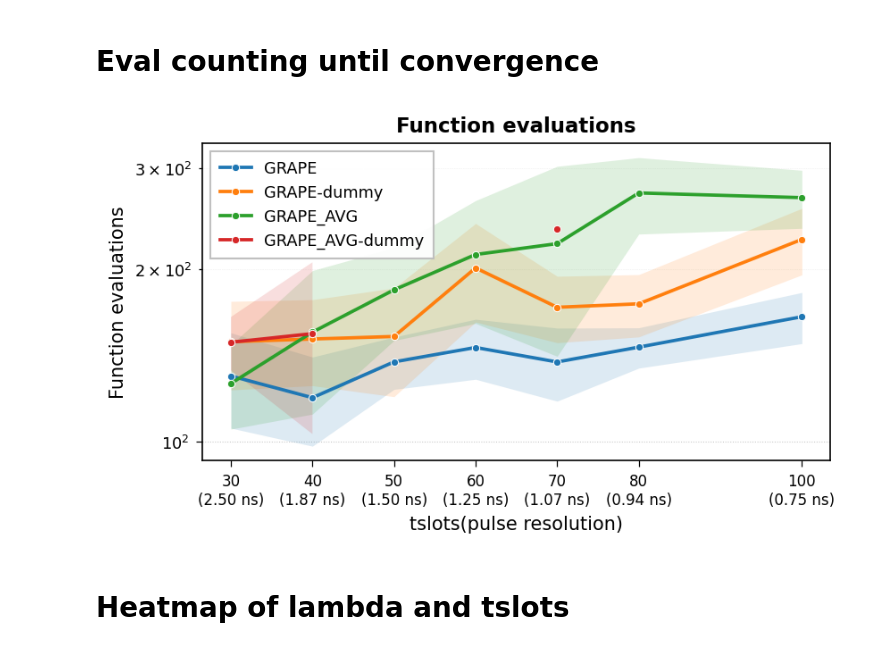
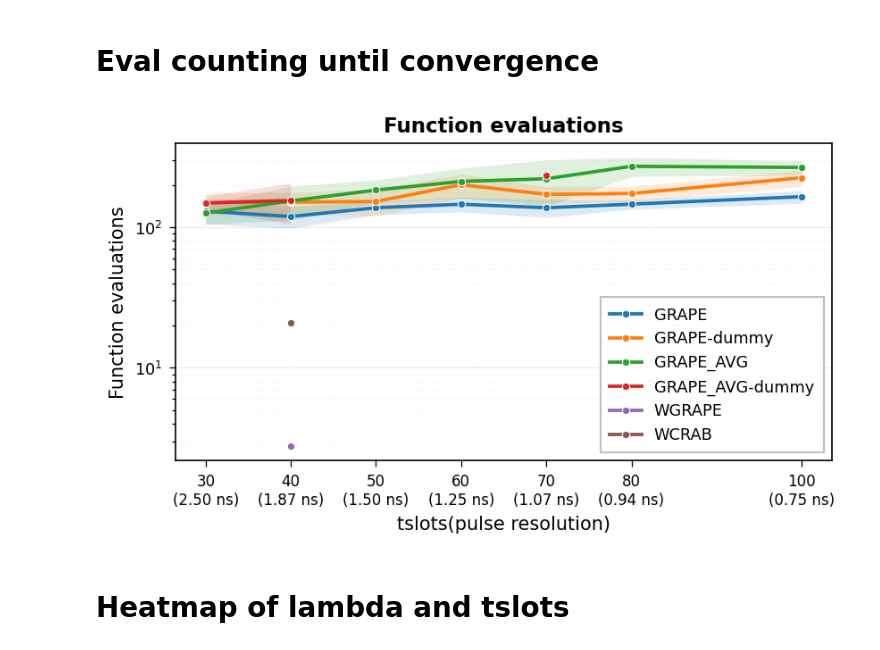
Before and after one commit to cicacica/VeriPulse, a Jupyter notebook: notebooks/data_processing.ipynb, the cells around one changed output. Saved outputs shown, nothing was run; the diff lists cells and outputs as text; code cells hidden in the pictures.

```diff
--- a/notebooks/data_processing.ipynb
+++ b/notebooks/data_processing.ipynb
@@ -246,16 +246,17 @@ def plot_summary_property(
 # %%
 slots = [30, 40, 50, 60, 70, 80, 100]
 summaries = dict()
 #summaries['CRAB'] = summary_byslot('CRAB', slots, data_dir_dummyless)
 #summaries['CRAB-dummy'] = summary_byslot('CRAB', slots, data_dir_dummyyes)
 summaries['GRAPE'] = summary_byslot("GRAPE", slots, data_dir_dummyless)
 summaries['GRAPE-dummy'] = summary_byslot("GRAPE", slots, data_dir_dummyyes)
 summaries['GRAPE_AVG'] = summary_byslot('GRAPE_AVG', slots, data_dir_dummyless)
 summaries['GRAPE_AVG-dummy'] = summary_byslot('GRAPE_AVG', slots, data_dir_dummyyes)
-#summaries['WGRAPE'] = summary_byslot('WGRAPE', slots, data_dir_dummyless)
+summaries['WGRAPE'] = summary_byslot('WGRAPE', slots, data_dir_dummyless)
+summaries['WCRAB'] =  summary_byslot('WCRAB', slots, data_dir_dummyless)
 plot_summary_property(summaries = summaries, quantity='eval', log_y=True)
 # %% [output]
-[figure, old version]
+[figure, new version]
 # %% [markdown]
 # Heatmap of lambda and tslots
 # %%
```
Also changed, not shown: parts of 5 cells of this notebook, 15 other files.
